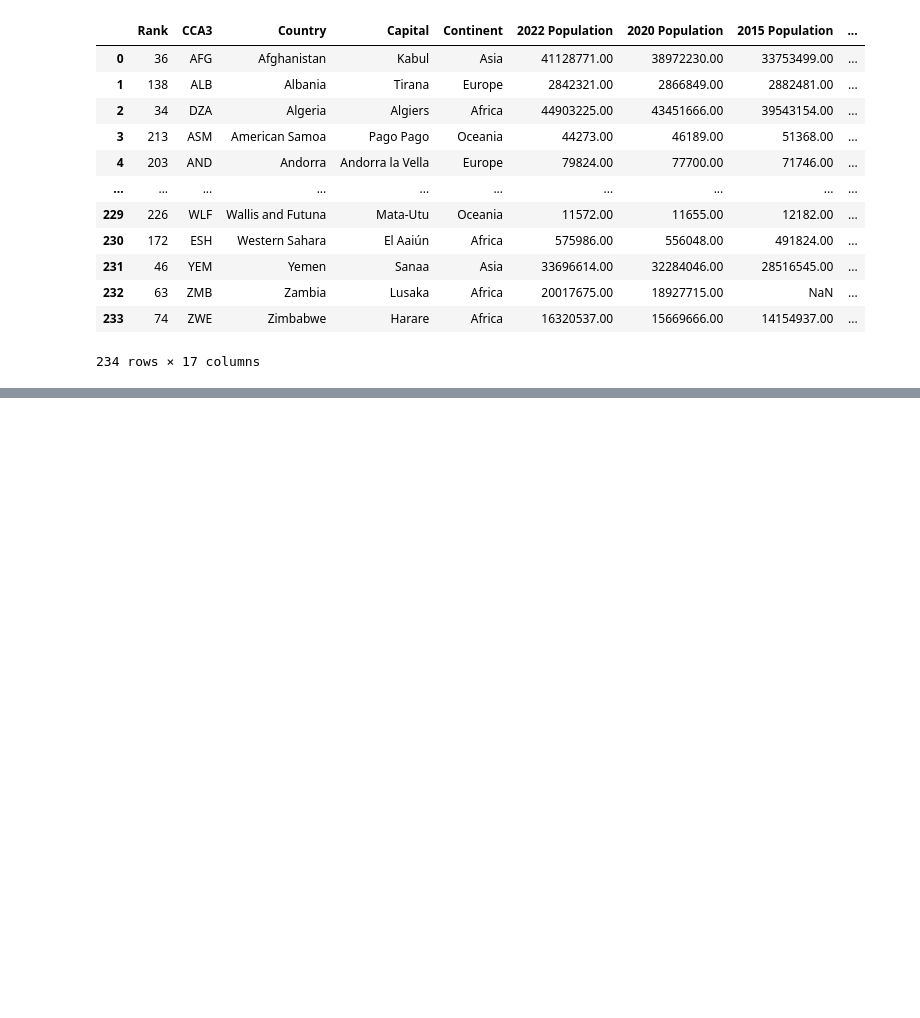
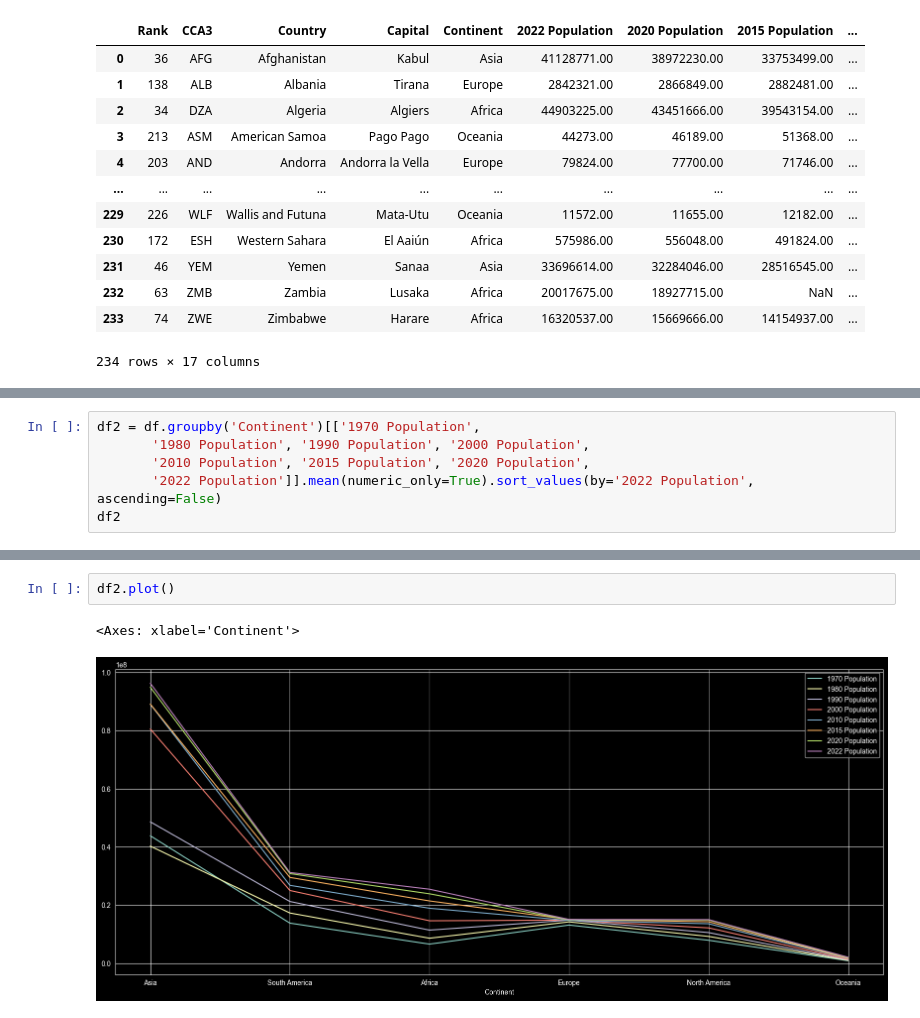
Before and after one commit to krasigarev/Exploratory-Data-Analysis-in-Pandas, a Jupyter notebook: EDA_project_1.ipynb, the cells around one changed output, grey strips where cells are left out. Saved outputs shown, nothing was run; the diff lists cells and outputs as text; blank space fills up the shorter version.

```diff
--- a/EDA_project_1.ipynb
+++ b/EDA_project_1.ipynb
@@ -233,0 +342,6 @@ df
+# %%
+df2 = df.groupby('Continent')[['1970 Population',
+       '1980 Population', '1990 Population', '2000 Population',
+       '2010 Population', '2015 Population', '2020 Population',
+       '2022 Population']].mean(numeric_only=True).sort_values(by='2022 Population', ascending=False)
+df2
@@ -233,0 +362,5 @@ df
+# %%
+df2.plot()
+# %% [output]
+<Axes: xlabel='Continent'>
+[figure, added]
```
Also changed, not shown: parts of 16 cells of this notebook.
